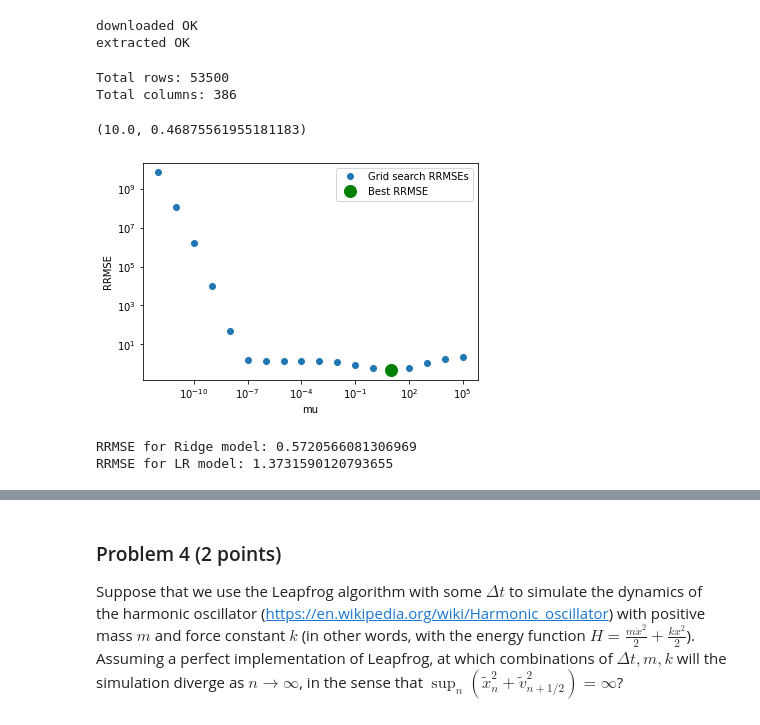
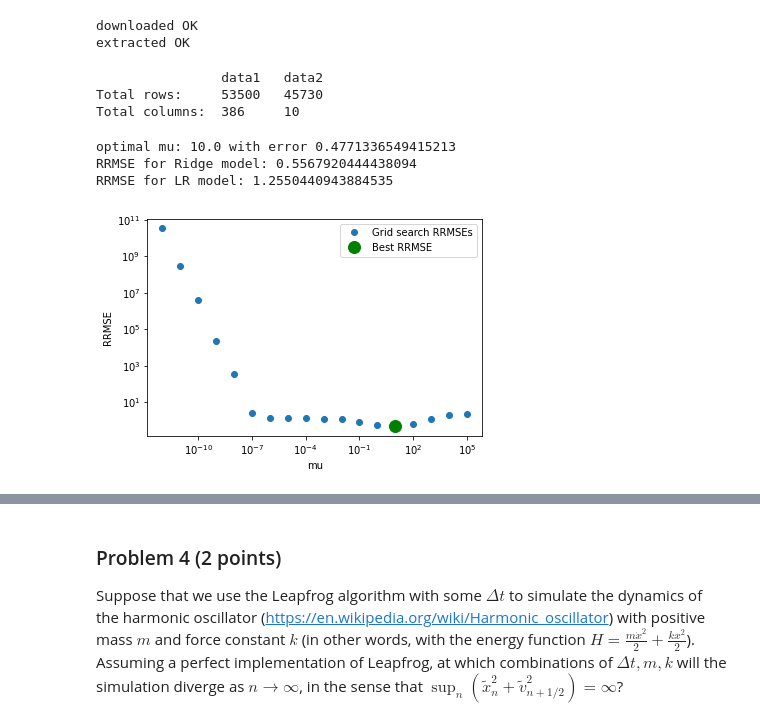
Before and after one commit to ArtemVergazov/scientific_computing, a Jupyter notebook: hw2/vergazov_artem_hw2.ipynb, the cells around one changed output, grey strips where cells are left out. Cells and saved outputs as stored; diff of their text form; code cells hidden in the pictures.

```diff
--- a/hw2/vergazov_artem_hw2.ipynb
+++ b/hw2/vergazov_artem_hw2.ipynb
@@ -144,29 +145,13 @@ print('extracted OK')
 downloaded OK
 extracted OK
 # %%
-data = np.loadtxt('CTslices_dir/slice_localization_data.csv', skiprows=1, delimiter=',')
-# data = np.loadtxt('CASP.csv', skiprows=1, delimiter=',')
-print('Total rows:', data.shape[0])
-print('Total columns:', data.shape[1])
-
-N = len(data)
-X = data[:, :-1]  # input values
-X[:, 0] = 1  # remove the ID column, insert constants instead
-y = data[:, -1] # output values
+data1 = np.loadtxt('CTslices_dir/slice_localization_data.csv', skiprows=1, delimiter=',')
+data2 = np.loadtxt('CASP.csv', skiprows=1, delimiter=',')
+print('\t', 'data1', 'data2', sep='\t')
+print('Total rows:', data1.shape[0], data2.shape[0], sep='\t')
+print('Total columns:', data1.shape[1], data2.shape[1], sep='\t')
 # %% [output]
-Total rows: 53500
-Total columns: 386
+                data1   data2
+Total rows:     53500   45730
+Total columns:  386     10
-# %%
-N_train = 300
-inds = np.random.permutation(N)
-
-train = inds[:N_train]
-test = inds[N_train:]
-X_train = X[train]
-y_train = y[train]
-X_test = X[test]
-y_test = y[test]
-
-Q = X_train.T @ X_train
-N_features = X_train.shape[1]
 # %%
@@ -198,29 +226,7 @@ mu, bestErr, errors = gridSearch(muRange)
-# %%
-mu, bestErr
-# %% [output]
-(10.0, 0.46875561955181183)
-# %%
-plt.loglog(muRange, errors, 'o', label='Grid search RRMSEs')
-plt.plot(mu, bestErr, 'go', ms=12, label='Best RRMSE')
-plt.xlabel('mu')
-plt.ylabel('RRMSE')
-plt.legend();
-# %% [output]
-[figure, removed]
-# %%
-# Now compare with scikit.
-from sklearn.linear_model import Ridge
-from sklearn.linear_model import LinearRegression as LR
-
-model = Ridge()
-model.fit(X_train, y_train)
-y_pred_ridge = model.predict(X_test)
-print('RRMSE for Ridge model:', rrmse(y_test, y_pred_ridge))
-
-model = LR()
-model.fit(X_train, y_train)
-y_pred_lr = model.predict(X_test)
-print('RRMSE for LR model:', rrmse(y_test, y_pred_lr))
-# %% [output]
-RRMSE for Ridge model: 0.5720566081306969
-RRMSE for LR model: 1.3731590120793655
+# %%
+trainTestPipeline(data1)
+# %% [output]
+optimal mu: 10.0 with error 0.4771336549415213
+RRMSE for Ridge model: 0.5567920444438094
+RRMSE for LR model: 1.2550440943884535
+[figure, added]
```
Also changed, not shown: parts of 5 cells of this notebook.
